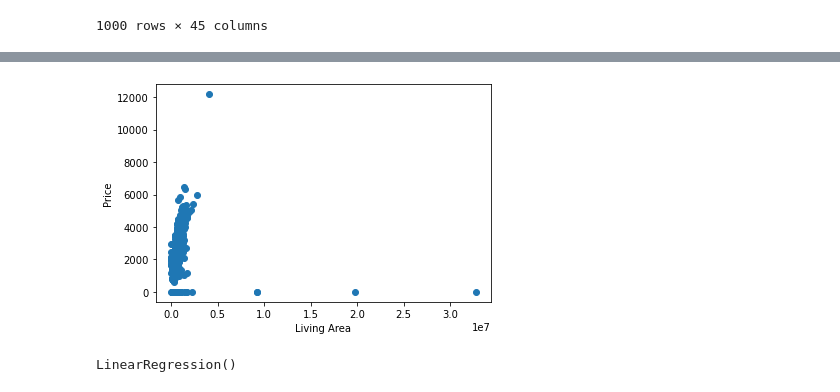
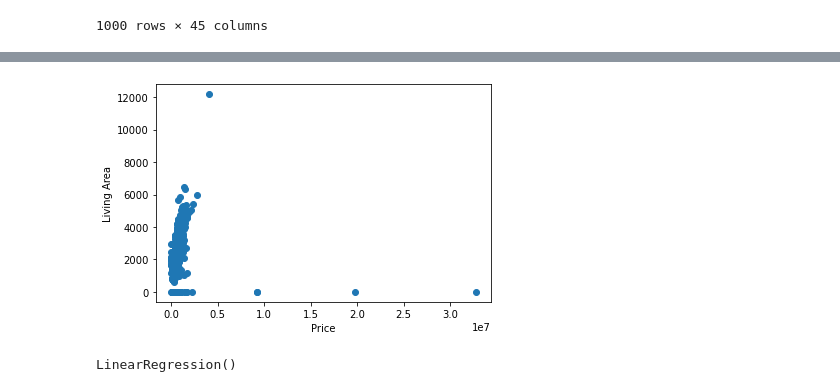
Before and after one commit to robgmizzou/Housing-Capstone, a Jupyter notebook: zipcode_df_v2.ipynb, the cells around one changed output, grey strips where cells are left out. Saved outputs shown, nothing was run; the diff lists cells and outputs as text; code cells hidden in the pictures.

```diff
--- a/zipcode_df_v2.ipynb
+++ b/zipcode_df_v2.ipynb
@@ -255,10 +255,10 @@ from sklearn.linear_model import LinearRegression
 # %%
 # Visually inspect relationship between zip and price
 plt.scatter(df_livingarea_enc.price, df_livingarea_enc.livingarea)
-plt.xlabel('Living Area')
-plt.ylabel('Price')
+plt.xlabel('Price')
+plt.ylabel('Living Area')
 plt.show()
 # %% [output]
-[figure, old version]
+[figure, new version]
 # %%
 # Formate data for Scikit-learn library
```
Also changed, not shown: parts of 16 cells of this notebook.
